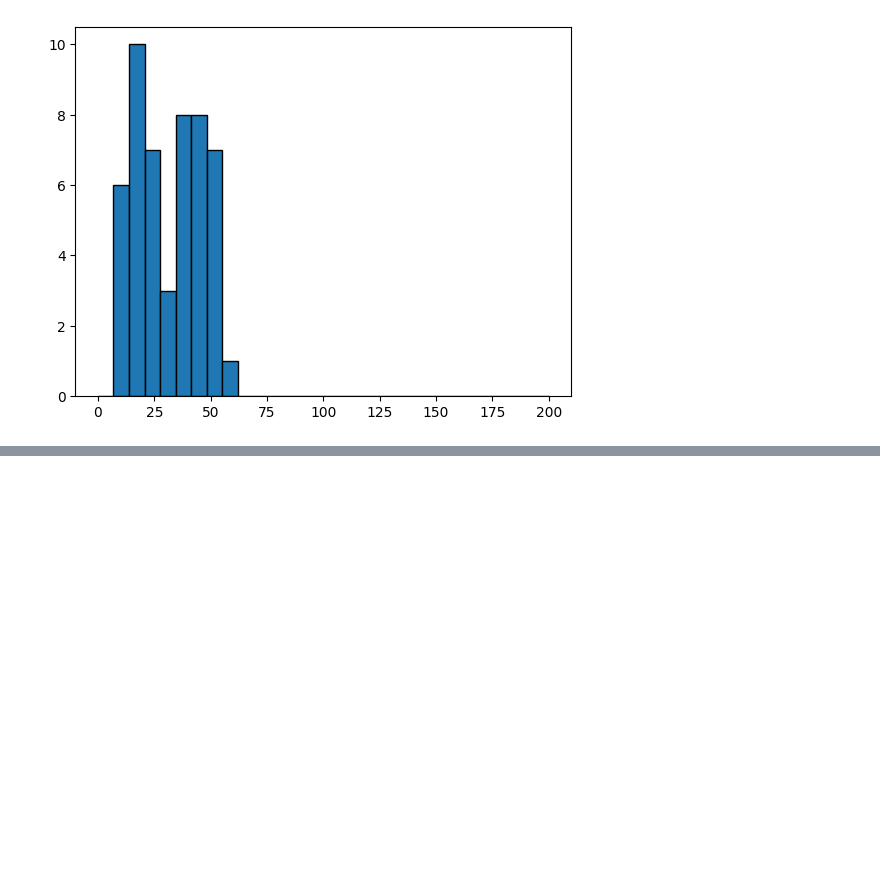
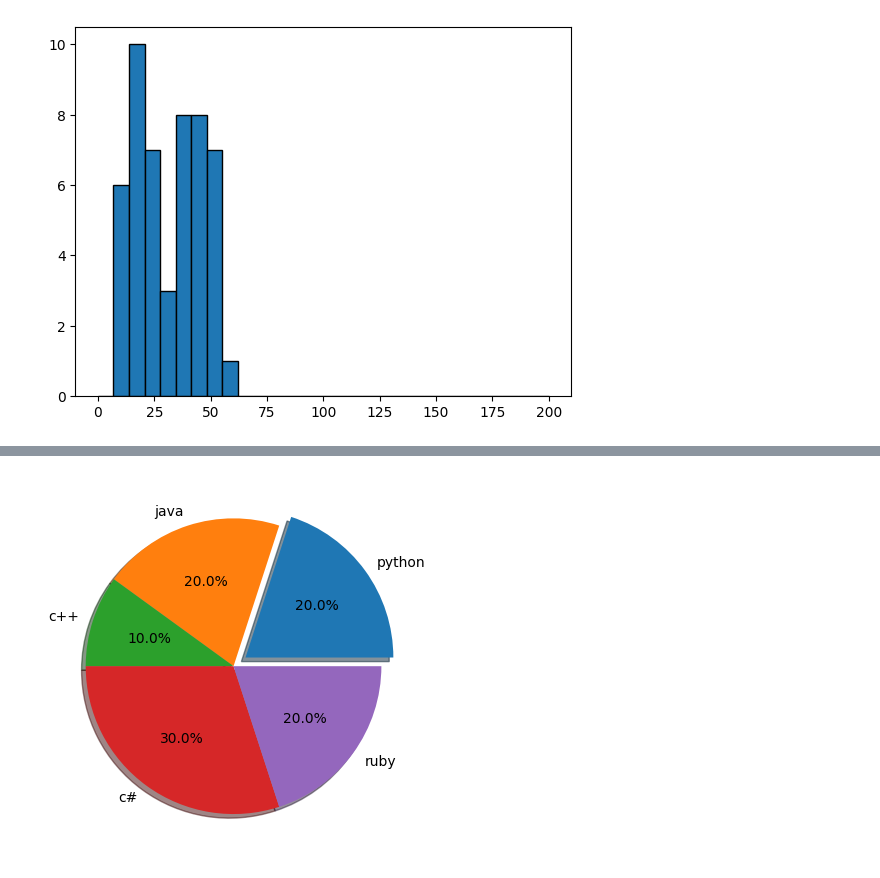
Before and after one commit to Sakib-Hossaine/Machine_Learing_Lab, a Jupyter notebook: new.ipynb, the cells around one changed output, grey strips where cells are left out. Saved outputs shown, nothing was run; the diff lists cells and outputs as text; code cells hidden in the pictures; blank space fills up the shorter version.

```diff
--- a/new.ipynb
+++ b/new.ipynb
@@ -121,0 +132,7 @@ plt.show()
+# %%
+x= [20, 20,10,30,20]
+y=["python","java","c++","c#","ruby"]
+plt.pie(x,labels=y,autopct="%1.1f%%",explode=[0.1,0,0,0,0],shadow=True)
+plt.show()
+# %% [output]
+[figure, added]
```
Also changed, not shown: parts of 2 cells of this notebook.
